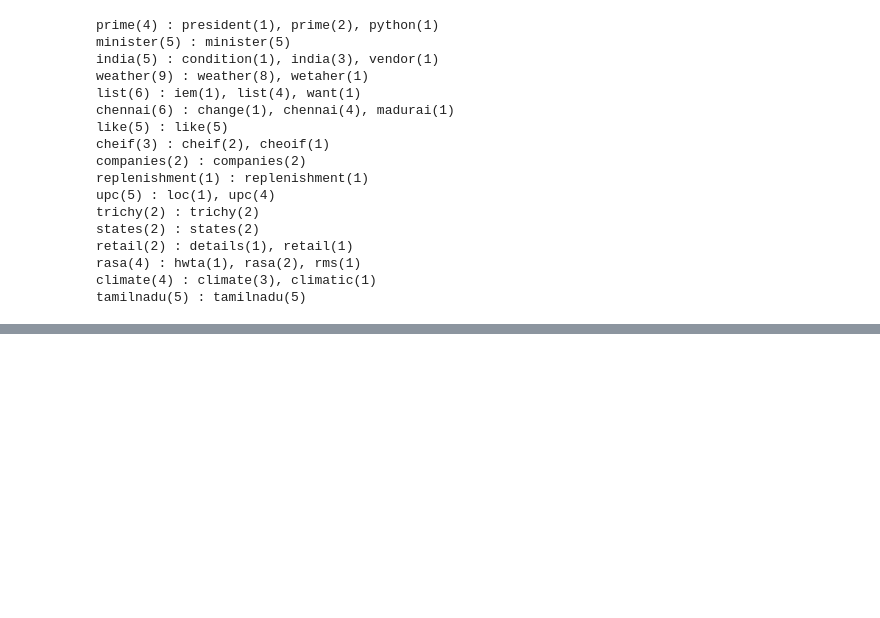
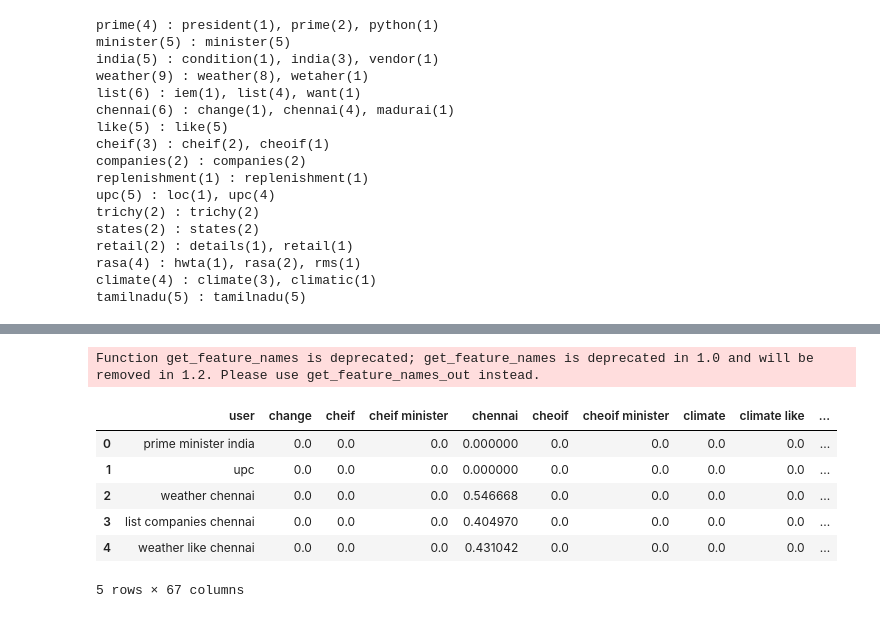
Before and after one commit to MeTuL10/rasachatbot, a Jupyter notebook: intent classification/redis_analysis.ipynb, the cells around one changed output, grey strips where cells are left out. Saved outputs shown, nothing was run; the diff lists cells and outputs as text; code cells hidden in the pictures; blank space fills up the shorter version.

```diff
--- a/intent classification/redis_analysis.ipynb
+++ b/intent classification/redis_analysis.ipynb
@@ -293,0 +258,3 @@ hwta : ['hwta is upc']
+# %%
+print(cleanedinputs)
+df=pd.DataFrame(cleanedinputs,columns=["user"])
@@ -293,0 +297,17 @@ hwta : ['hwta is upc']
+# %%
+kmeans = KMeans(n_clusters=8)
+kmeans.fit(X_ntf)
+result = pd.concat([df,pd.DataFrame(X_ntf.toarray(),columns=vectorizer_ntf.get_feature_names())],axis=1)
+result['cluster'] = kmeans.predict(X_ntf)
+# %% [output]
+Function get_feature_names is deprecated; get_feature_names is deprecated in 1.0 and will be removed in 1.2. Please use get_feature_names_out instead.
+# %%
+result.head()
+# %% [output]
+|  | user | change | cheif | cheif minister | chennai | cheoif | cheoif minister | climate | climate like | ... |
+| 0 | prime minister india | 0.0 | 0.0 | 0.0 | 0.000000 | 0.0 | 0.0 | 0.0 | 0.0 | ... |
+| 1 | upc | 0.0 | 0.0 | 0.0 | 0.000000 | 0.0 | 0.0 | 0.0 | 0.0 | ... |
+| 2 | weather chennai | 0.0 | 0.0 | 0.0 | 0.546668 | 0.0 | 0.0 | 0.0 | 0.0 | ... |
+| 3 | list companies chennai | 0.0 | 0.0 | 0.0 | 0.404970 | 0.0 | 0.0 | 0.0 | 0.0 | ... |
+| 4 | weather like chennai | 0.0 | 0.0 | 0.0 | 0.431042 | 0.0 | 0.0 | 0.0 | 0.0 | ... |
+5 rows × 67 columns
```
Also changed, not shown: parts of 13 cells of this notebook.
